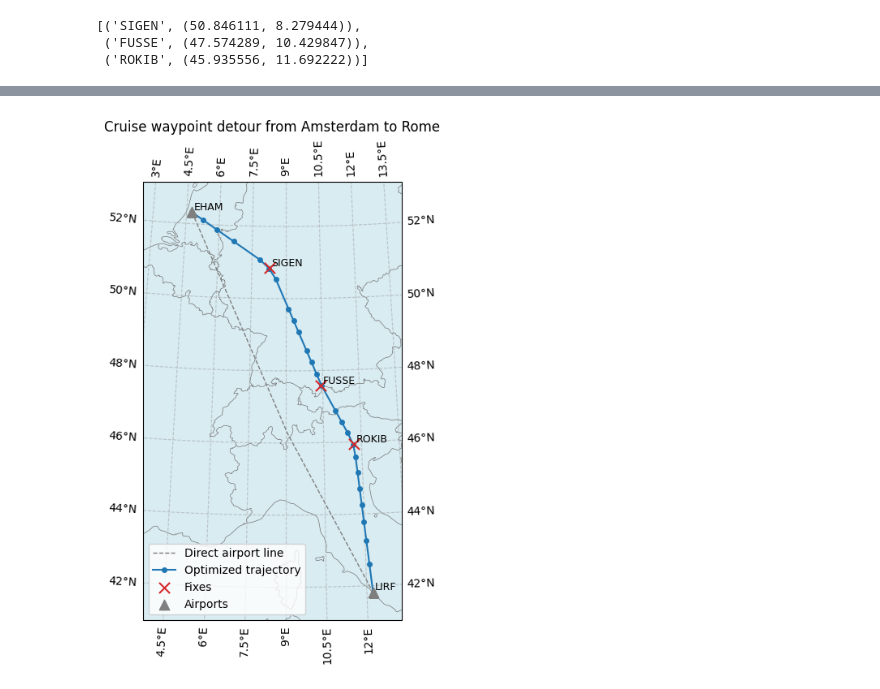
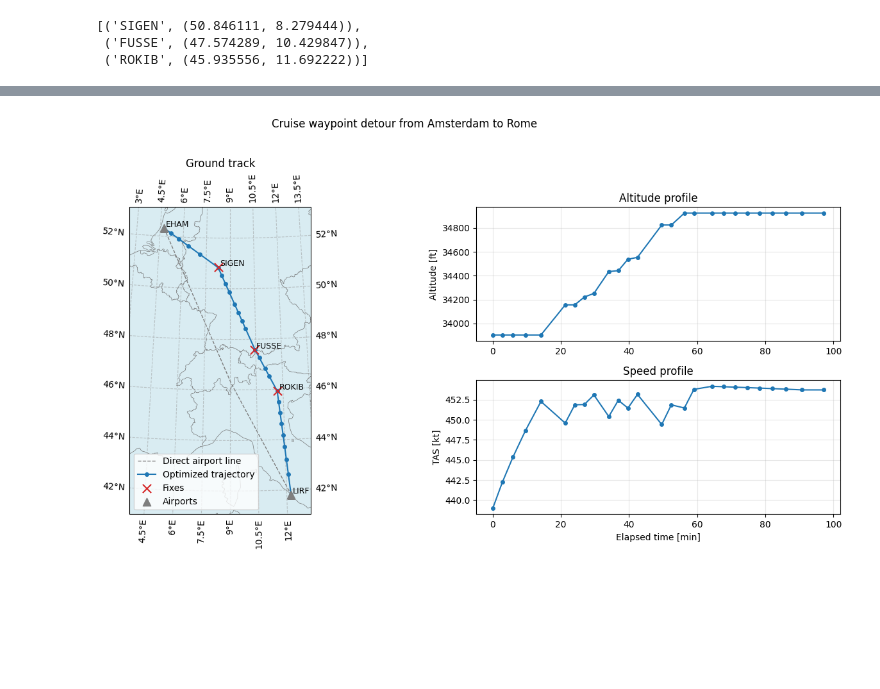
Before and after one commit to junzis/opentop, a Jupyter notebook: examples/waypoints.ipynb, the cells around one changed output, grey strips where cells are left out. Drawn from its saved outputs; the diff is of its cells as text; code cells hidden in the pictures; blank space fills up the shorter version.

```diff
--- a/examples/waypoints.ipynb
+++ b/examples/waypoints.ipynb
@@ -112,15 +113,16 @@ map_extent = [
 ]
 
 
-def plot_route_map(flight, title, color):
+def plot_flight_summary(flight, title, color):
     projection = ccrs.TransverseMercator(
         central_longitude=9,
         central_latitude=47,
     )
-    _fig, ax = plt.subplots(
-        figsize=(8, 7),
-        subplot_kw={"projection": projection},
-    )
+    fig = plt.figure(figsize=(14, 7))
+    grid = fig.add_gridspec(2, 2, width_ratios=(1.4, 1))
+    ax = fig.add_subplot(grid[:, 0], projection=projection)
+    altitude_ax = fig.add_subplot(grid[0, 1])
+    speed_ax = fig.add_subplot(grid[1, 1], sharex=altitude_ax)
     ax.set_extent(map_extent, crs=ccrs.PlateCarree())
     ax.add_feature(LAND, facecolor="#f3f0e8", edgecolor="none")
     ax.add_feature(OCEAN, facecolor="#d9ecf2", edgecolor="none")
@@ -189,16 +191,30 @@ def plot_route_map(flight, title, color):
             zorder=8,
         )
 
-    ax.set_title(title)
+    ax.set_title("Ground track")
     ax.legend(loc="lower left")
-    plt.tight_layout()
+
+    time_min = flight.ts / 60
+    altitude_ax.plot(time_min, flight.altitude, marker="o", ms=4, color=color)
+    altitude_ax.set_ylabel("Altitude [ft]")
+    altitude_ax.set_title("Altitude profile")
+    altitude_ax.grid(True, alpha=0.3)
+
+    speed_ax.plot(time_min, flight.tas, marker="o", ms=4, color=color)
+    speed_ax.set_xlabel("Elapsed time [min]")
+    speed_ax.set_ylabel("TAS [kt]")
+    speed_ax.set_title("Speed profile")
+    speed_ax.grid(True, alpha=0.3)
+
+    fig.suptitle(title)
+    plt.tight_layout(rect=(0, 0, 1, 0.96))
     plt.show()
 # %%
-plot_route_map(
+plot_flight_summary(
     cruise_flight,
     "Cruise waypoint detour from Amsterdam to Rome",
     "tab:blue",
 )
 # %% [output]
-[figure, old version]
+[figure, new version]
 # %%
```
Also changed, not shown: parts of 6 cells of this notebook, 8 other files.
